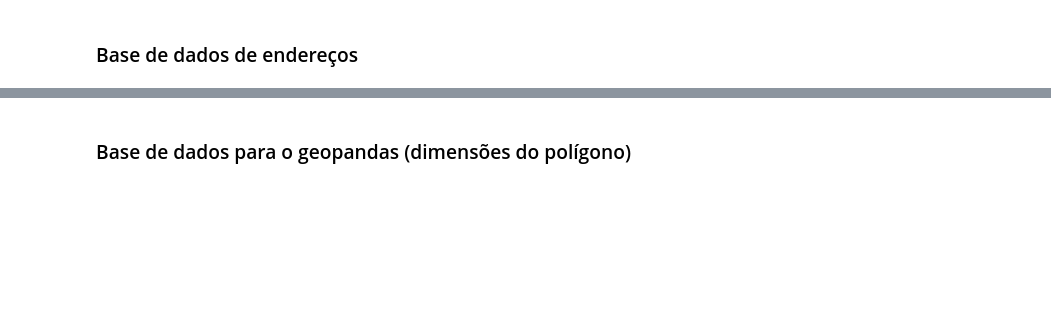
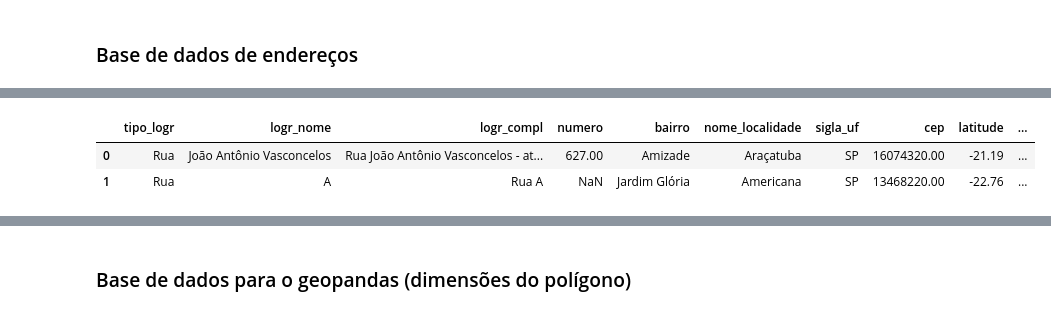
Before and after one commit to yorinori/imersao_dados4_Alura, a Jupyter notebook: Projeto_Final_LeandroYorinori_Imersao_dados_04.ipynb, the cells around one changed output, grey strips where cells are left out. Cells and saved outputs as stored; diff of their text form; code cells hidden in the pictures; blank space fills up the shorter version.

```diff
--- a/Projeto_Final_LeandroYorinori_Imersao_dados_04.ipynb
+++ b/Projeto_Final_LeandroYorinori_Imersao_dados_04.ipynb
@@ -394,0 +533,8 @@ Index(['Rua', 'Cidade', 'Metragem', 'Quartos', 'Banheiros', 'Vagas', 'Valor',
+# %%
+df_enderecos_sp["rua2merge"] = df_enderecos_sp["tipo_logr"] + " " + df_enderecos_sp["logr_nome"]
+df_enderecos_sp["rua2merge"] = df_enderecos_sp["rua2merge"].str.lower().str.strip()
+df_enderecos_sp.head(2)
+# %% [output]
+|  | tipo_logr | logr_nome | logr_compl | numero | bairro | nome_localidade | sigla_uf | cep | latitude | ... |
+| 0 | Rua | João Antônio Vasconcelos | Rua João Antônio Vasconcelos - at... | 627.00 | Amizade | Araçatuba | SP | 16074320.00 | -21.19 | ... |
+| 1 | Rua | A | Rua A | NaN | Jardim Glória | Americana | SP | 13468220.00 | -22.76 | ... |
```
Also changed, not shown: parts of 14 cells of this notebook.
